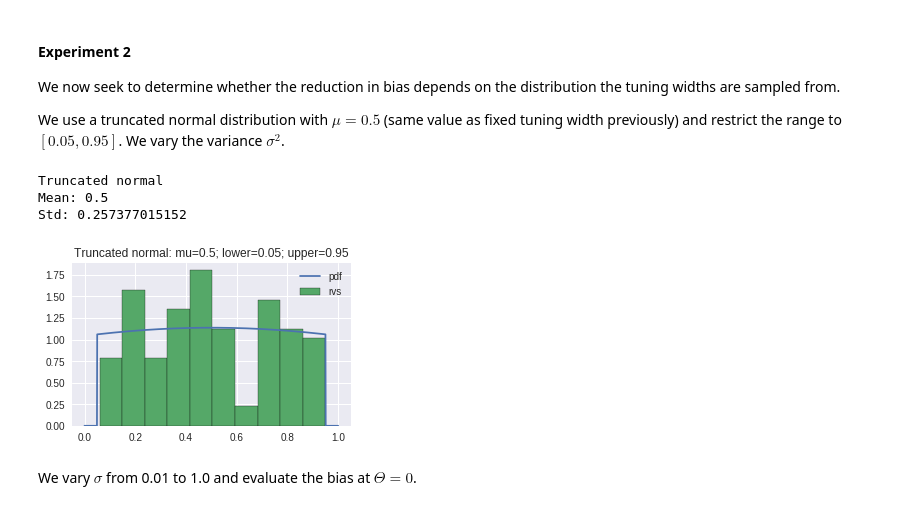
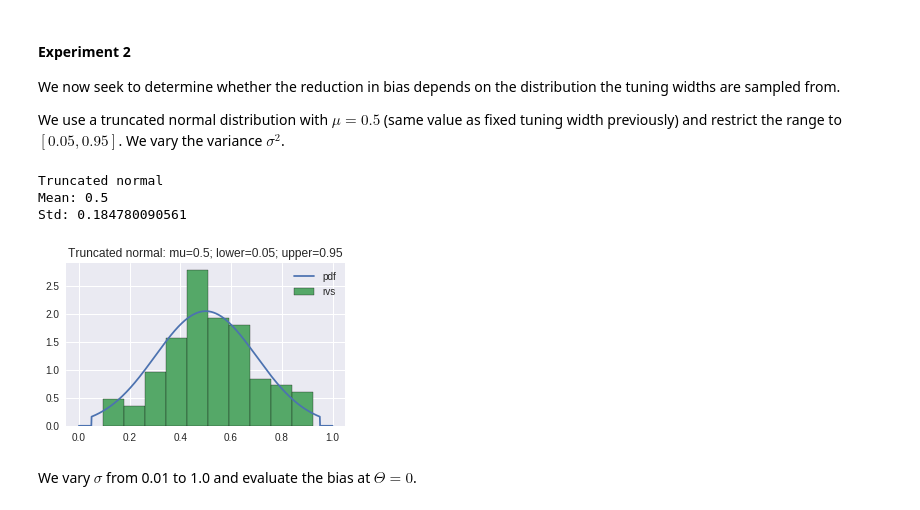
Before and after one commit to dtailor17/neural-population-codes, a Jupyter notebook: heterogeneity_tuning_width.ipynb, the cells around one changed output. Saved outputs shown, nothing was run; the diff lists cells and outputs as text; code cells hidden in the pictures.

```diff
--- a/heterogeneity_tuning_width.ipynb
+++ b/heterogeneity_tuning_width.ipynb
@@ -321,35 +321,35 @@ We now seek to determine whether the reduction in bias depends on the distributi
 
 We use a truncated normal distribution with $\mu=0.5$ (same value as fixed tuning width previously) and restrict the range to $[0.05, 0.95]$. We vary the variance $\sigma^2$.
 # %%
-sigma = 1.2
+sigma = 0.2
 
 x_range = np.linspace(0, 1.0, 1000)
 
 lower, upper = 0.05, 0.95
 mu = 0.5
 a = (lower - mu) / sigma
 b = (upper - mu) / sigma
 X = stats.truncnorm(a, b, loc=mu, scale=sigma)
 
 plt.rcParams['figure.figsize'] = (5, 3)
 
 plt.plot(x_range, X.pdf(x_range), label='pdf')
 plt.hist(X.rvs(100), normed=True, edgecolor='black', label='rvs')
 
 plt.title('Truncated normal: mu=0.5; lower=0.05; upper=0.95')
 plt.legend()
 
 print 'Truncated normal'
 print 'Mean:', X.mean()
 print 'Std:', X.std()
 print '\n',
 
 plt.rcParams['figure.figsize'] = (10, 5)
 # %% [output]
 Truncated normal
 Mean: 0.5
-Std: 0.257377015152
+Std: 0.184780090561
-[figure, old version]
+[figure, new version]
 # %%
 def get_tuning_width_trunc_norm(n_neurons, sigma):
     lower, upper = 0.05, 0.95
```
Also changed, not shown: parts of 6 cells of this notebook, 1 other file.
